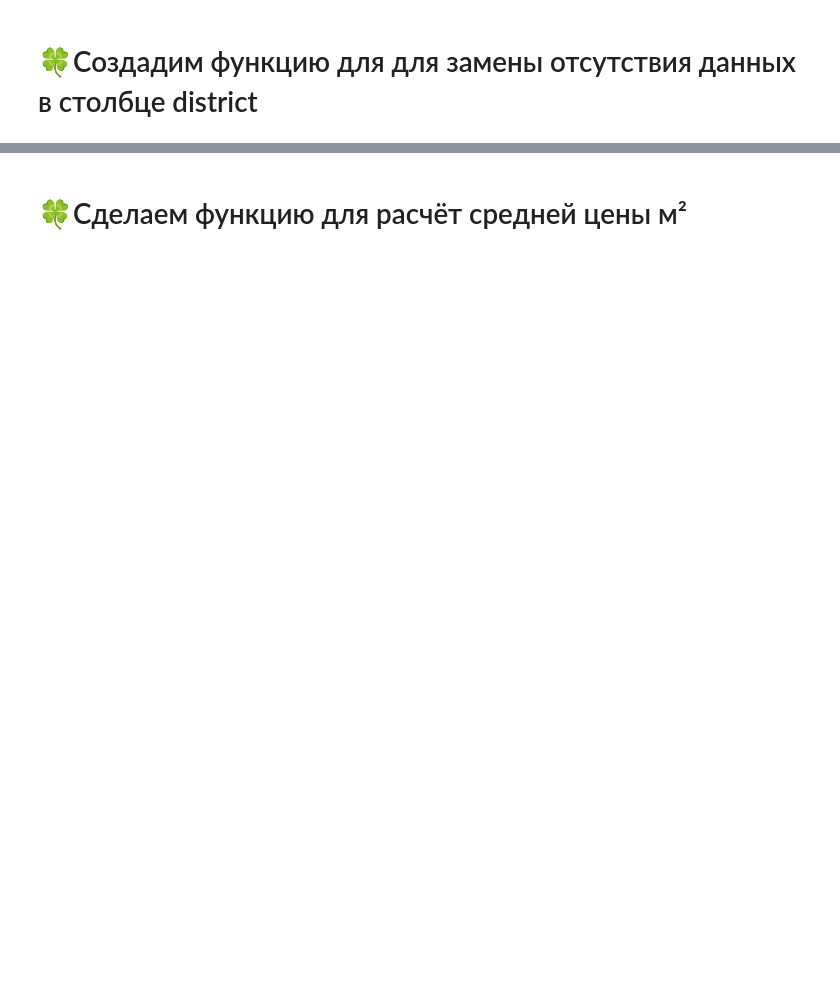
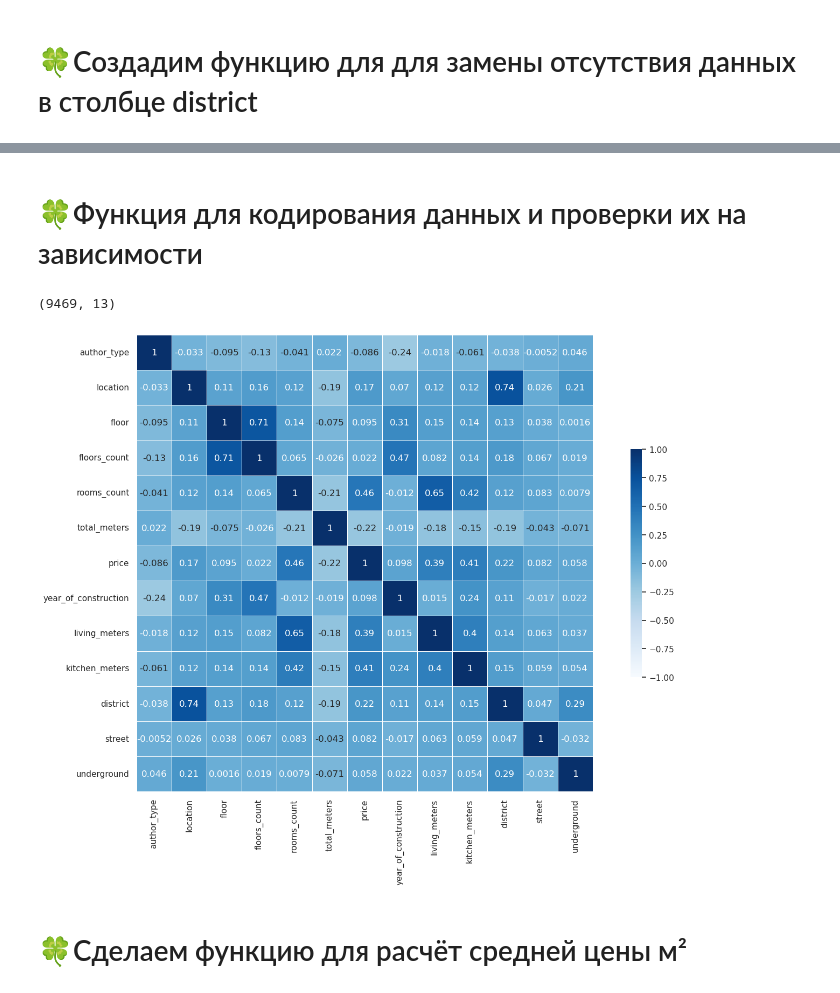
Before and after one commit to tmwsw/ML, a Jupyter notebook: main.ipynb, the cells around one changed output, grey strips where cells are left out. Drawn from its saved outputs; the diff is of its cells as text; code cells hidden in the pictures; blank space fills up the shorter version.

```diff
--- a/main.ipynb
+++ b/main.ipynb
@@ -236,3 +233,44 @@ sns.heatmap(df.isnull(), cmap='viridis')
+# %% [markdown]
+# 🍀Функция для кодирования данных и проверки их на зависимости
+# %%
+from sklearn import preprocessing
+#функция, которая принимает на вход наши данные, кодирует числовыми значениями категориальные признаки
+#и возвращает обновленный данные и сами кодировщики
+def number_encode_features(init_df):
+    result = init_df.copy() #копируем нашу исходную таблицу
+    encoders = {}
+    for column in result.columns:
+        if result.dtypes[column] == object: # np.object -- строковый тип / если тип столбца - строка, то нужно его закодировать
+            encoders[column] = preprocessing.LabelEncoder() #для колонки column создаем кодировщик
+            result[column] = encoders[column].fit_transform(result[column]) #применяем кодировщик к столбцу и перезаписываем столбец
+    return result, encoders
+
+encoded_data, encoders = number_encode_features(df) #Теперь encoded data содержит закодированные категориальные признаки
+encoded_data.head() #проверяем
+df.shape
+# %% [output]
+(9469, 13)
+# %%
+sns.set(style="darkgrid")
+
+# Копируем данные и считаем корреляцию
+temp3 = encoded_data.copy()
+corr = temp3.corr()
+
+# Задаем размер фигуры
+f, ax = plt.subplots(figsize=(18, 11))
+
+# Задаем цветовую палитру в желто-оранжевых оттенках
+cmap = sns.color_palette("Blues", as_cmap=True)
+
+# Создаем тепловую карту без маски
+sns.heatmap(corr, cmap=cmap, vmax=1, vmin=-1, center=0, annot=True,
+            square=True, linewidths=.5, cbar_kws={"shrink": .5})
+
+# Показываем график
+plt.show()
+# %% [output]
+[figure, added]
 # %% [markdown]
 # 🍀Сделаем функцию для расчёт средней цены м²
 # %%
```
Also changed, not shown: parts of 21 cells of this notebook.
